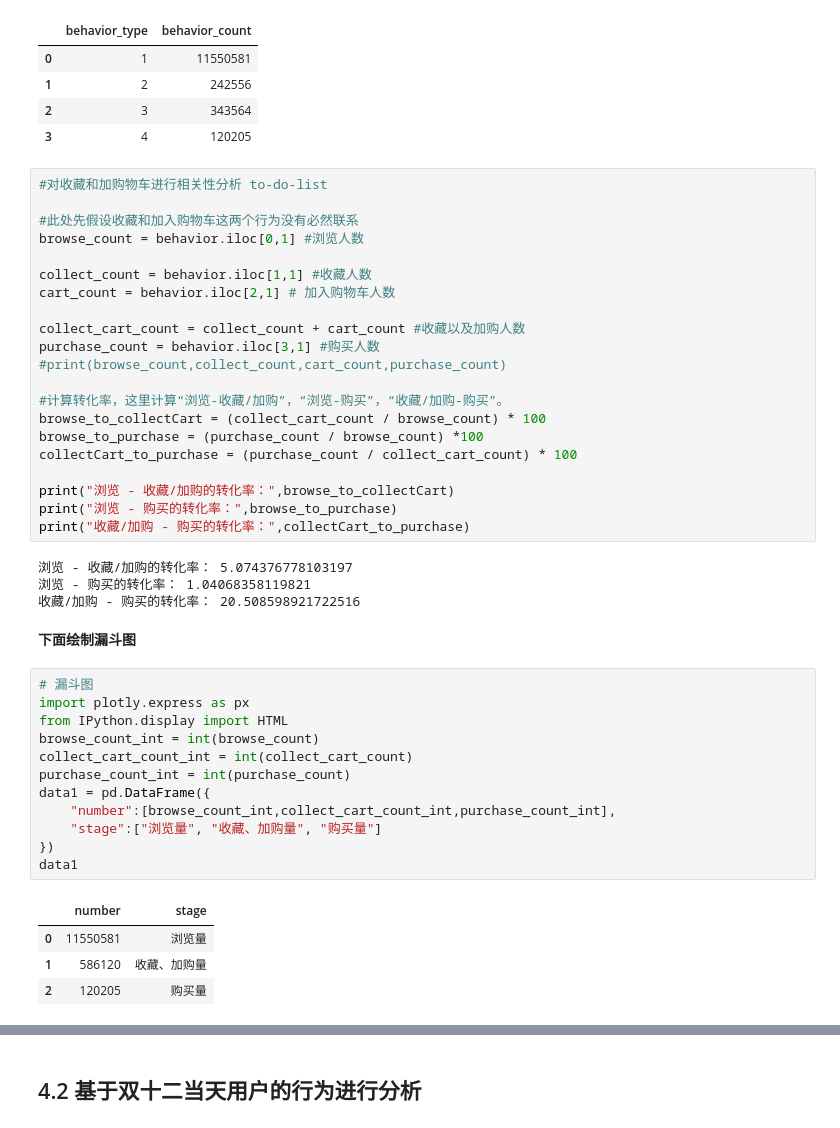
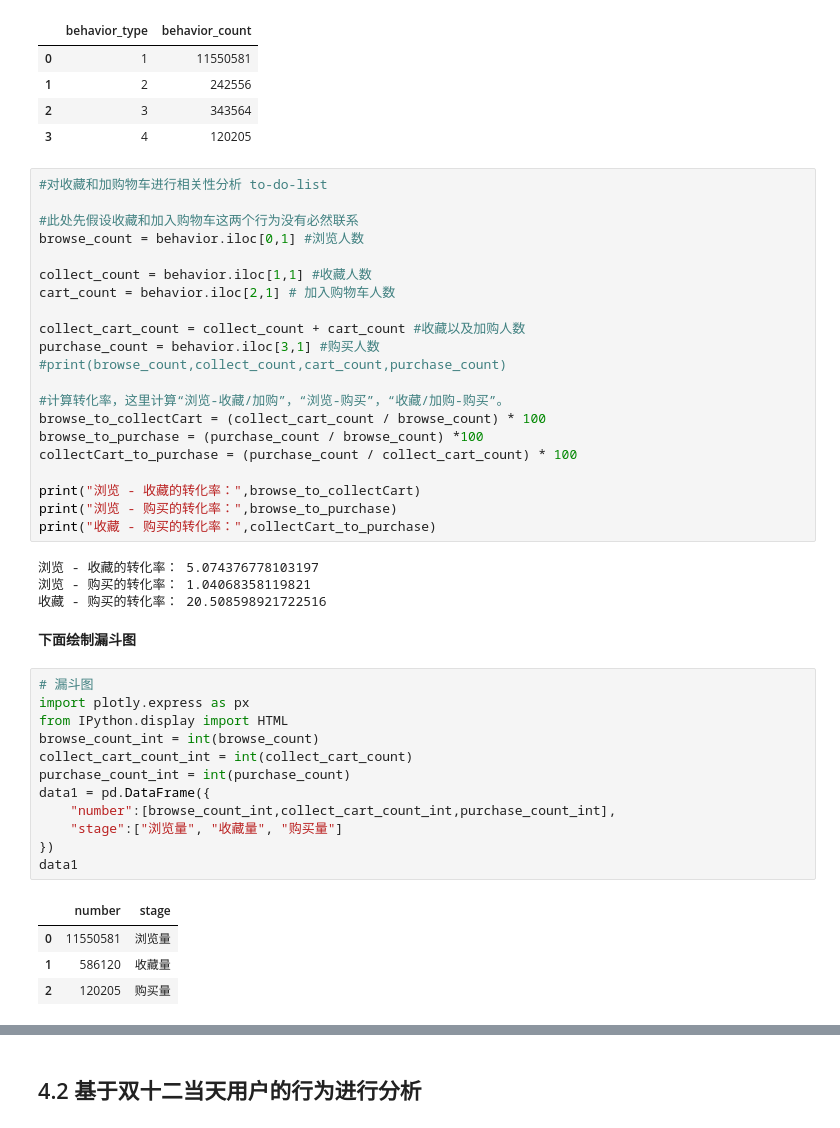
Before and after one commit to Justale111/DA, a Jupyter notebook: TaobaoDA.ipynb, the cells around one changed output, grey strips where cells are left out. Drawn from its saved outputs; the diff is of its cells as text.

```diff
--- a/TaobaoDA.ipynb
+++ b/TaobaoDA.ipynb
@@ -312,31 +313,31 @@ browse_to_collectCart = (collect_cart_count / browse_count) * 100
 browse_to_purchase = (purchase_count / browse_count) *100
 collectCart_to_purchase = (purchase_count / collect_cart_count) * 100
 
-print("浏览 - 收藏/加购的转化率：",browse_to_collectCart)
+print("浏览 - 收藏的转化率：",browse_to_collectCart)
 print("浏览 - 购买的转化率：",browse_to_purchase)
-print("收藏/加购 - 购买的转化率：",collectCart_to_purchase)
+print("收藏 - 购买的转化率：",collectCart_to_purchase)
 # %% [output]
-浏览 - 收藏/加购的转化率： 5.074376778103197
+浏览 - 收藏的转化率： 5.074376778103197
 浏览 - 购买的转化率： 1.04068358119821
-收藏/加购 - 购买的转化率： 20.508598921722516
+收藏 - 购买的转化率： 20.508598921722516
 # %% [markdown]
 **下面绘制漏斗图**
 # %%
 # 漏斗图
 import plotly.express as px
 from IPython.display import HTML
 browse_count_int = int(browse_count)
 collect_cart_count_int = int(collect_cart_count)
 purchase_count_int = int(purchase_count)
 data1 = pd.DataFrame({
     "number":[browse_count_int,collect_cart_count_int,purchase_count_int],
-    "stage":["浏览量", "收藏、加购量", "购买量"]
+    "stage":["浏览量", "收藏量", "购买量"]
 })
 data1
 # %% [output]
 |  | number | stage |
 | 0 | 11550581 | 浏览量 |
-| 1 | 586120 | 收藏、加购量 |
+| 1 | 586120 | 收藏量 |
 | 2 | 120205 | 购买量 |
 # %%
 from plotly import graph_objects as go
```
Also changed, not shown: parts of 15 cells of this notebook.
